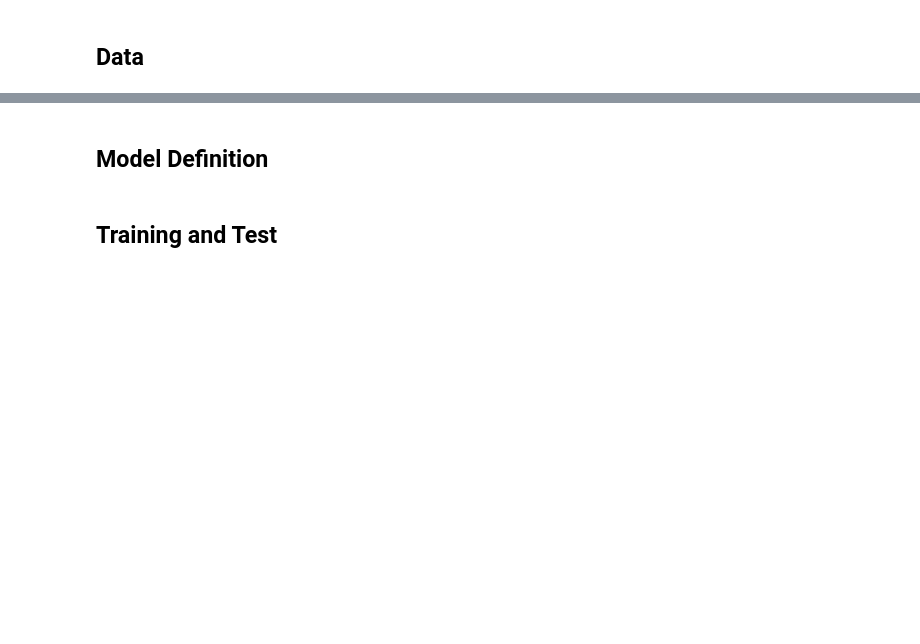
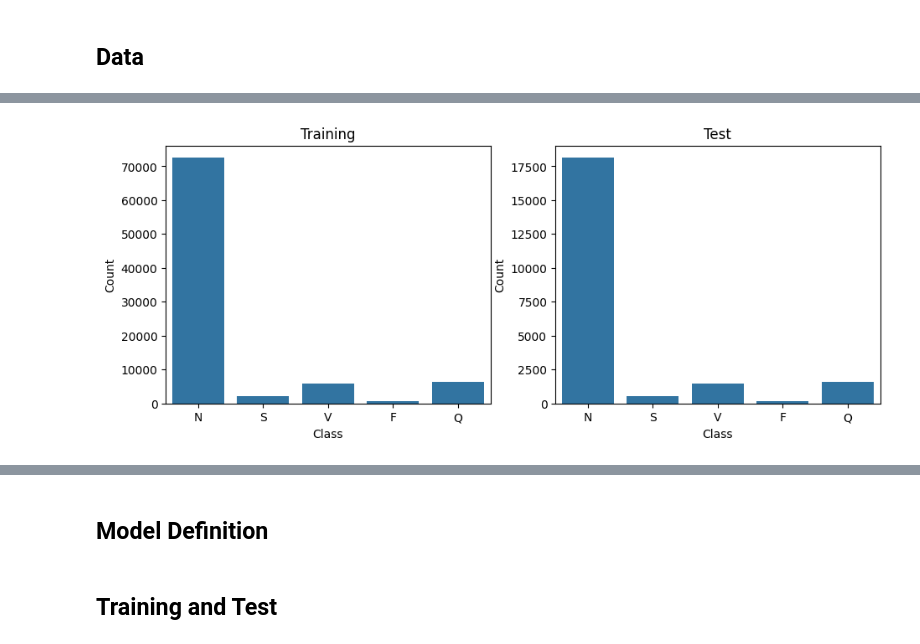
Before and after one commit to matteodonati/applications-of-artificial-intelligence-lab, a Jupyter notebook: notebooks/2-rnns.ipynb, the cells around one changed output, grey strips where cells are left out. Saved outputs shown, nothing was run; the diff lists cells and outputs as text; code cells hidden in the pictures; blank space fills up the shorter version.

```diff
--- a/notebooks/2-rnns.ipynb
+++ b/notebooks/2-rnns.ipynb
@@ -60,7 +99,7 @@ Dataset [MIT-BIH Arrhythmia Database](https://physionet.org/content/mitdb/1.0.0/
 # %%
 # Read train and test data.
-df_train = pd.read_csv("mitbih_train.csv", header=None)
-df_test = pd.read_csv("mitbih_test.csv", header=None)
+df_train = pd.read_csv('drive/MyDrive/mitbih_train.csv', header=None)
+df_test = pd.read_csv('drive/MyDrive/mitbih_test.csv', header=None)
 
-# Head of training dataframe.
-df_train.head()
+# Training dataframe.
+df_train
@@ -74,0 +108,27 @@ df_train.head()
+# %%
+# From label index to label name.
+labels_map = {
+    0: 'N', # Normal
+    1: 'S', # Fusion of paced and normal
+    2: 'V', # Premature ventricular contraction
+    3: 'F', # Atrial premature
+    4: 'Q'  # Fusion of ventricular and normal
+}
+
+# Plot distributions.
+fig, ax = plt.subplots(1, 2, figsize=(11, 4))
+sns.countplot(x=df_train[df_train.shape[1] - 1], ax=ax[0])
+sns.countplot(x=df_test[df_test.shape[1] - 1], ax=ax[1])
+ax[0].set_title('Training')
+ax[0].set_xlabel('Class')
+ax[0].set_ylabel('Count')
+ax[0].set_xticks(list(labels_map.keys()))
+ax[0].set_xticklabels(list(labels_map.values()))
+ax[1].set_title('Test')
+ax[1].set_xlabel('Class')
+ax[1].set_ylabel('Count')
+ax[1].set_xticks(list(labels_map.keys()))
+ax[1].set_xticklabels(list(labels_map.values()))
+plt.show()
+# %% [output]
+[figure, added]
```
Also changed, not shown: parts of 32 cells of this notebook.
